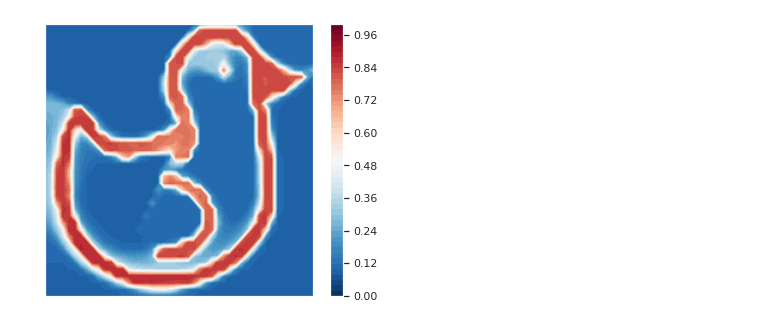
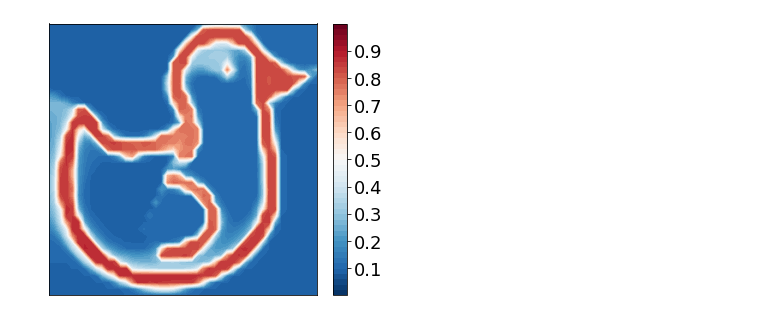
Before and after one commit to universome/loss-patterns, a Jupyter notebook: notebooks/images.ipynb, the cells around one changed output. Drawn from its saved outputs; the diff is of its cells as text; code cells hidden in the pictures.

Commit message:
feat: add latest visualizations

```diff
--- a/notebooks/images.ipynb
+++ b/notebooks/images.ipynb
@@ -1,4 +1,5 @@
 # %%
+import os
 import sys; sys.path.append('..')
 from typing import List, Tuple
 
@@ -8,16 +9,17 @@ import matplotlib.pyplot as plt
 
 %matplotlib inline
 
-exp_name = 'icons-mask-hpo-00001'
-exp_dir = f'../experiments/{exp_name}'
-logs_export_dir = f'../logs_export/{exp_name}'
+# exp_name = 'icons-mask-hpo-00001'
+# exp_dir = f'../../loss-patterns-old/experiments/icons-mask-hpo-00001'
+exp_dir = f'../experiments/icons-mask-hpo-00010'
+hpo_exp_names = os.listdir(f'{exp_dir}/logs')
 
 # val_acc_diffs = pd.read_csv(f'{logs_export_dir}/val_acc_diffs.csv', index_col=0)
-hps = pd.read_csv(f'{logs_export_dir}/hps.csv', index_col=0)
+# hps = pd.read_csv(f'{logs_export_dir}/hps.csv', index_col=0)
 # summaries = [load_config(f'{exp_dir}/summaries/{exp_name}.yml') for exp_name in hps.index.values]
-masks = [np.load(f'{exp_dir}/custom_data/{hpo_exp_name}/mask.npy') for hpo_exp_name in hps.index.values]
-minima_grid_train = [np.load(f'{exp_dir}/custom_data/{hpo_exp_name}/minima_grid_train.npy') for hpo_exp_name in hps.index.values]
-minima_grid_test = [np.load(f'{exp_dir}/custom_data/{hpo_exp_name}/minima_grid_test.npy') for hpo_exp_name in hps.index.values]
+masks = [np.load(f'{exp_dir}/custom_data/{hpo_exp_name}/mask.npy') for hpo_exp_name in hpo_exp_names]
+minima_grid_train = [np.load(f'{exp_dir}/custom_data/{hpo_exp_name}/minima_grid_train.npy') for hpo_exp_name in hpo_exp_names]
+minima_grid_test = [np.load(f'{exp_dir}/custom_data/{hpo_exp_name}/minima_grid_test.npy') for hpo_exp_name in hpo_exp_names]
 # %%
 import matplotlib
 from matplotlib import ticker, cm
@@ -150,21 +188,23 @@ for image_idx in images_idx:
 # %%
-for image_idx in [19]:
-    pad = 5
-    pad, x_num_points, y_num_points = 5, 50, 50
-    mask = masks[image_idx]
-    xs = np.linspace(-pad, mask.shape[0] + pad, x_num_points)
-    ys = np.linspace(-pad, mask.shape[1] + pad, y_num_points)
-    X, Y = np.meshgrid(xs, ys)
-    scores = minima_grid_test[image_idx]
+image_idx = 19
+pad = 5
+pad, x_num_points, y_num_points = 5, 50, 50
+mask = masks[image_idx]
+xs = np.linspace(-pad, mask.shape[0] + pad, x_num_points)
+ys = np.linspace(-pad, mask.shape[1] + pad, y_num_points)
+X, Y = np.meshgrid(xs, ys)
+scores = minima_grid_test[image_idx]
 
-    m, mw = 4, 2
-    X, Y, scores = X[m:-m, mw:-mw], Y[m:-m, mw:-mw], scores[m:-m, mw:-mw]
+m, mw = 4, 2
+X, Y, scores = X[m:-m, mw:-mw], Y[m:-m, mw:-mw], scores[m:-m, mw:-mw]
 
-    # plt.title(f'Accuracy surface')
-    plt.figure(figsize=(6, 5))
-    cntr = plt.contourf(X, Y, scores[::-1,:,1], cmap="RdBu_r", levels=np.linspace(0, 1, 51))
-    plt.colorbar(cntr)
-    plt.xticks([])
-    plt.yticks([])
+# plt.title(f'Accuracy surface')
+plt.figure(figsize=(6, 5))
+cntr = plt.contourf(X, Y, scores[::-1,:,1], cmap="RdBu_r", levels=np.linspace(0, 1, 51))
+cbr = plt.colorbar(cntr, ticks=np.linspace(0.1, 0.9, 9))
+cbr.ax.tick_params(labelsize=18)
+plt.xticks([]);
+plt.yticks([]);
+plt.savefig(f'../duck.png', transparent=True, bbox_inches='tight', pad_inches=0)
 # %% [output]
-[figure, old version]
+[figure, new version]
```
Also changed, not shown: parts of 4 cells of this notebook, 4 other files.
